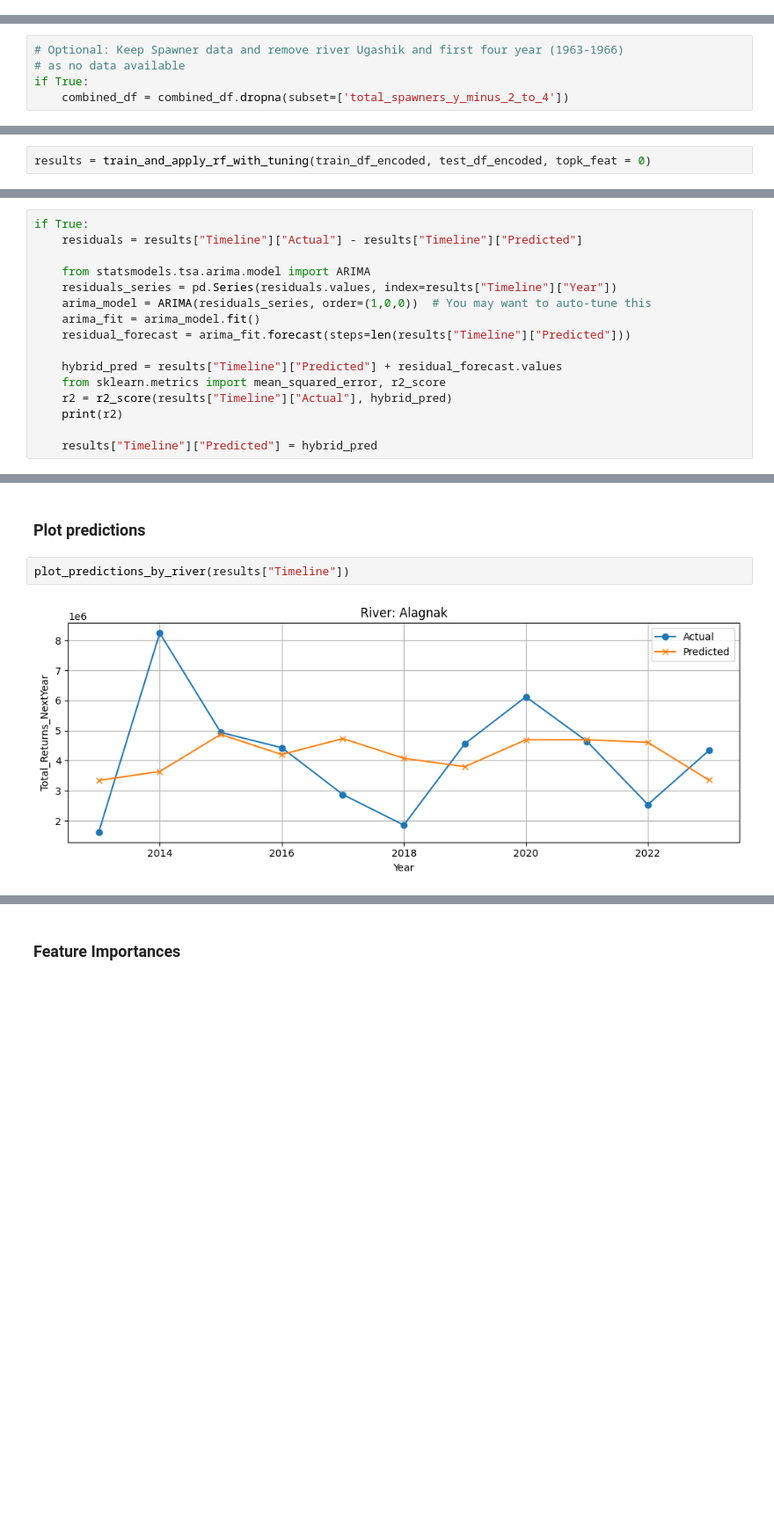
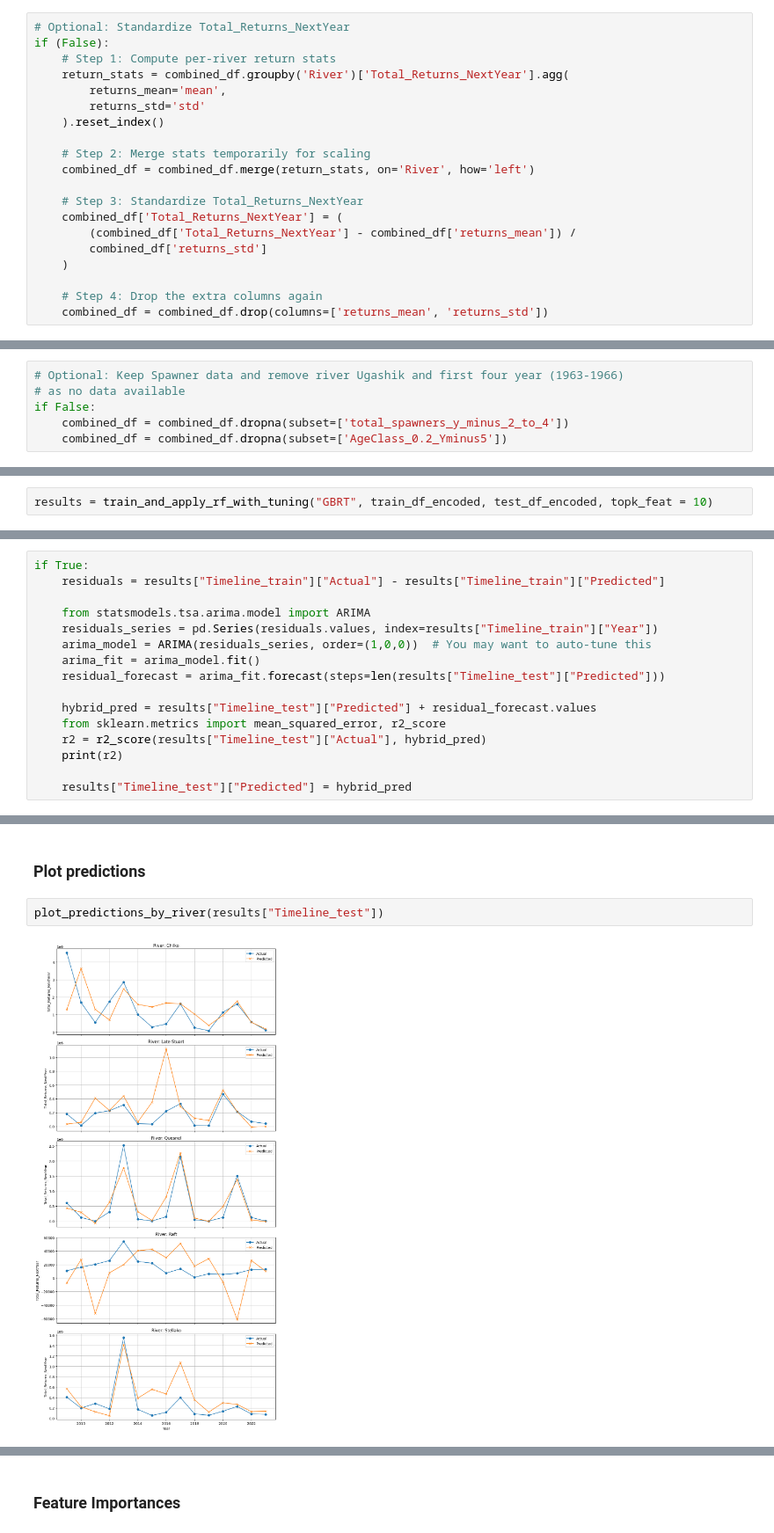
Before and after one commit to schmidj/PredictSalmonRuns, a Jupyter notebook: notebooks/build_model_randomforest.ipynb, the cells around one changed output, grey strips where cells are left out. Shown at 88% size. Saved outputs shown, nothing was run; the diff lists cells and outputs as text; blank space fills up the shorter version.

```diff
--- a/notebooks/build_model_randomforest.ipynb
+++ b/notebooks/build_model_randomforest.ipynb
@@ -47,10 +83,31 @@ if True:
+# %%
+# Optional: Standardize Total_Returns_NextYear
+if (False):
+    # Step 1: Compute per-river return stats
+    return_stats = combined_df.groupby('River')['Total_Returns_NextYear'].agg(
+        returns_mean='mean',
+        returns_std='std'
+    ).reset_index()
+
+    # Step 2: Merge stats temporarily for scaling
+    combined_df = combined_df.merge(return_stats, on='River', how='left')
+
+    # Step 3: Standardize Total_Returns_NextYear
+    combined_df['Total_Returns_NextYear'] = (
+        (combined_df['Total_Returns_NextYear'] - combined_df['returns_mean']) /
+        combined_df['returns_std']
+    )
+
+    # Step 4: Drop the extra columns again
+    combined_df = combined_df.drop(columns=['returns_mean', 'returns_std'])
 # %% [markdown]
 ### Check for missing data and remove columns with missing data
 # %%
 # Optional: Keep Spawner data and remove river Ugashik and first four year (1963-1966)
 # as no data available
-if True:
+if False:
     combined_df = combined_df.dropna(subset=['total_spawners_y_minus_2_to_4'])
+    combined_df = combined_df.dropna(subset=['AgeClass_0.2_Yminus5'])
 # %%
 missing_summary = combined_df.isnull().sum()
 missing_cols = missing_summary[missing_summary > 0]
@@ -97,6 +160,6 @@ test_df_encoded = pd.get_dummies(test_df, columns=["River"], prefix="River")
 # %% [markdown]
 ### Train random forest with gridsearch hyperparameter tuning
 # %%
-results = train_and_apply_rf_with_tuning(train_df_encoded, test_df_encoded, topk_feat = 0)
+results = train_and_apply_rf_with_tuning("GBRT", train_df_encoded, test_df_encoded, topk_feat = 10)
 # %% [output]
 Selected features:
@@ -120,18 +175,18 @@ Random Forest MAPE: 42.71
 ### Optional: Fit ARIMA model on residuals (only works if only one river selected so far)
 # %%
 if True:
-    residuals = results["Timeline"]["Actual"] - results["Timeline"]["Predicted"]
+    residuals = results["Timeline_train"]["Actual"] - results["Timeline_train"]["Predicted"]
 
     from statsmodels.tsa.arima.model import ARIMA
-    residuals_series = pd.Series(residuals.values, index=results["Timeline"]["Year"])
+    residuals_series = pd.Series(residuals.values, index=results["Timeline_train"]["Year"])
     arima_model = ARIMA(residuals_series, order=(1,0,0))  # You may want to auto-tune this
     arima_fit = arima_model.fit()
-    residual_forecast = arima_fit.forecast(steps=len(results["Timeline"]["Predicted"]))
+    residual_forecast = arima_fit.forecast(steps=len(results["Timeline_test"]["Predicted"]))
 
-    hybrid_pred = results["Timeline"]["Predicted"] + residual_forecast.values
+    hybrid_pred = results["Timeline_test"]["Predicted"] + residual_forecast.values
     from sklearn.metrics import mean_squared_error, r2_score
-    r2 = r2_score(results["Timeline"]["Actual"], hybrid_pred)
+    r2 = r2_score(results["Timeline_test"]["Actual"], hybrid_pred)
     print(r2)
 
-    results["Timeline"]["Predicted"] = hybrid_pred
+    results["Timeline_test"]["Predicted"] = hybrid_pred
 # %% [output]
@@ -151,7 +210,7 @@ results["Metrics_by_River"]
 # %% [markdown]
 ### Plot predictions
 # %%
-plot_predictions_by_river(results["Timeline"])
+plot_predictions_by_river(results["Timeline_test"])
 # %% [output]
-[figure, old version]
+[figure, new version]
 # %%
```
Also changed, not shown: parts of 16 cells of this notebook, 1 other file.
